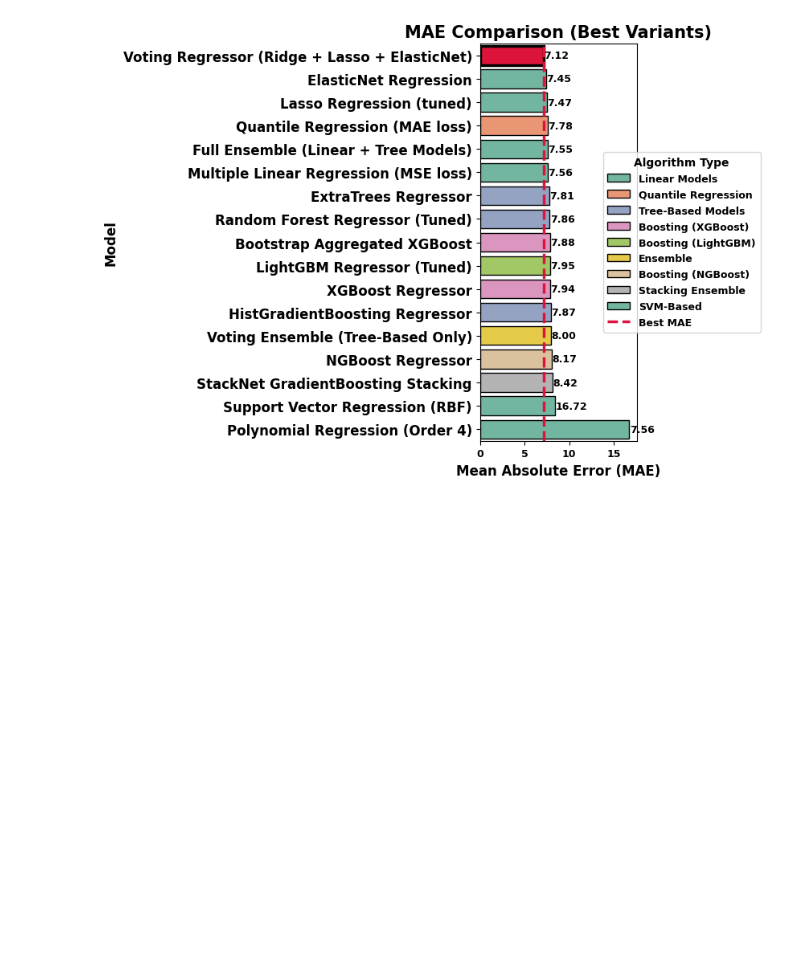
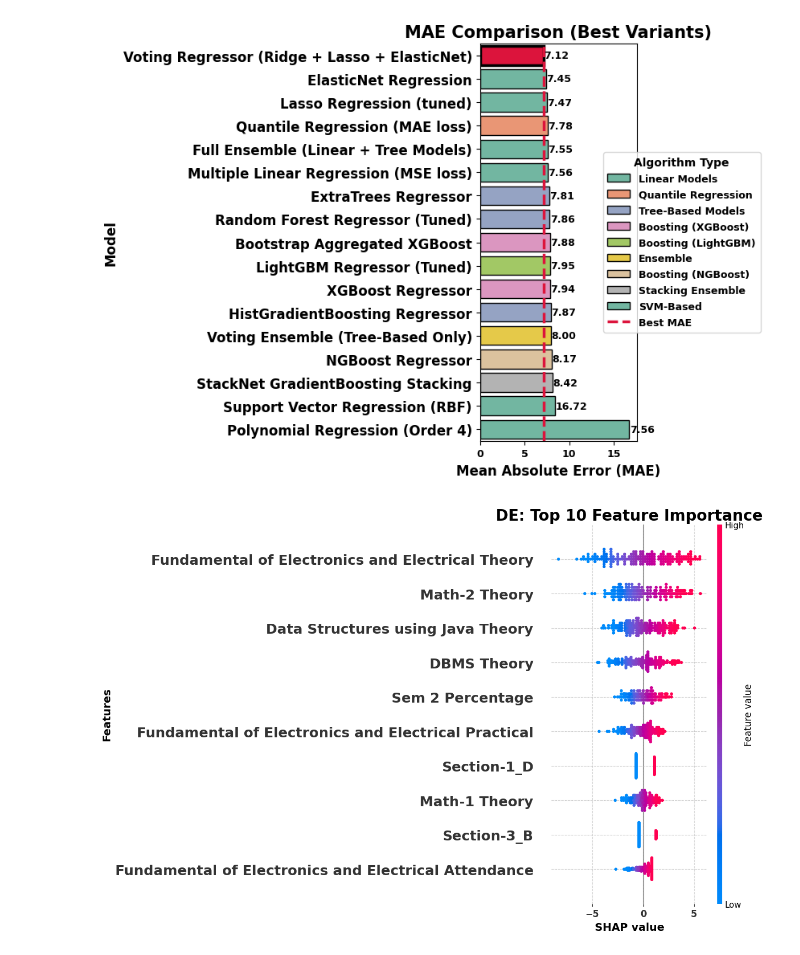
Before and after one commit to ShailKPatel/PredictGrad, a Jupyter notebook: EDA/SubjectModels/de_model/de_model_test_eval.ipynb, the cells around one changed output. Drawn from its saved outputs; the diff is of its cells as text; code cells hidden in the pictures; blank space fills up the shorter version.

Commit message:
updted shap graphs

```diff
--- a/EDA/SubjectModels/de_model/de_model_test_eval.ipynb
+++ b/EDA/SubjectModels/de_model/de_model_test_eval.ipynb
@@ -508,3 +508,103 @@ plt.savefig("model_performance/mae_comparison_by_algorithm.png", dpi=400, bbox_i
 plt.show()
 # %% [output]
 [figure]
+# %%
+import pandas as pd
+import joblib
+import shap
+import matplotlib.pyplot as plt
+import numpy as np
+
+# === Load model pipeline ===
+pipeline = joblib.load("de_model.joblib")
+
+# Split pipeline parts
+preprocessor = pipeline.named_steps["preprocessor"]
+regressor = pipeline.named_steps["model"]
+
+# Load test data
+df = pd.read_csv("../test_dataset.csv")
+
+# Rename columns if they exist
+rename_dict = {
+    "num_Fundamental of Electronics and Electrical Theory": "num_FEE Theory",
+    "num_Fundamental of Electronics and Electrical Practical": "num_FEE Practical",
+    "num_Fundamental of Electronics and Electrical Attendance": "num_FEE Attendance"
+}
+df = df.rename(columns=rename_dict)
+
+# Separate features and target
+y = df["DE Theory"]
+X = df.drop(columns=["DE Theory"])
+
+# Transform features
+X_transformed = preprocessor.transform(X)
+
+# Get original feature names from the pipeline
+feature_names = preprocessor.pipeline.get_feature_names_out()
+
+# Map renamed columns
+# Build a mapping from original column name to renamed one
+reverse_rename = {v: k for k, v in rename_dict.items()}
+final_feature_names = []
+for name in feature_names:
+    base_name = name.replace("num__", "").replace("cat__", "")
+    if base_name in reverse_rename:
+        new_name = reverse_rename[base_name]
+        new_name = rename_dict.get(new_name, base_name)
+    else:
+        new_name = base_name
+    final_feature_names.append(new_name)
+
+# === SHAP Explainer ===
+explainer = shap.Explainer(regressor.predict, X_transformed)
+shap_values = explainer(X_transformed)
+
+# === Summarize feature importance ===
+mean_shap = np.abs(shap_values.values).mean(axis=0)
+top_indices = np.argsort(mean_shap)[::-1][:10]
+top_features = np.array(final_feature_names)[top_indices]
+top_shap_values = shap_values[:, top_indices]
+
+# === Plotting ===
+plt.figure(figsize=(12, 8))
+
+shap.summary_plot(
+    top_shap_values,
+    features=X_transformed[:, top_indices],
+    feature_names=top_features,
+    plot_size=(12, 8),
+    show=False
+)
+
+ax = plt.gca()
+
+# Set title larger and bold
+plt.title("DE: Top 10 Feature Importance", fontsize=20, fontweight='bold')
+
+# Set x and y labels bold and readable from far
+ax.set_xlabel("SHAP value", fontsize=14, fontweight='bold')
+ax.set_ylabel("Features", fontsize=14, fontweight='bold')
+
+# Bold the y-axis labels (feature names)
+for label in ax.get_yticklabels():
+    label.set_fontweight('bold')
+    label.set_fontsize(18)
+
+# Similarly, bold x-axis labels if needed
+for label in ax.get_xmajorticklabels():
+    label.set_fontweight('bold')
+    label.set_fontsize(12)
+
+# Set grid for clarity
+plt.grid(True, linestyle='--', alpha=0.5)
+
+# Remove unnecessary spines
+for spine in ax.spines.values():
+    spine.set_visible(False)
+
+plt.tight_layout()
+plt.savefig("model_performance/de_shap_summary.png", dpi=1000)
+plt.show()
+# %% [output]
+[figure, added]
```
Also changed, not shown: parts of 1 cell of this notebook, 11 other files.
